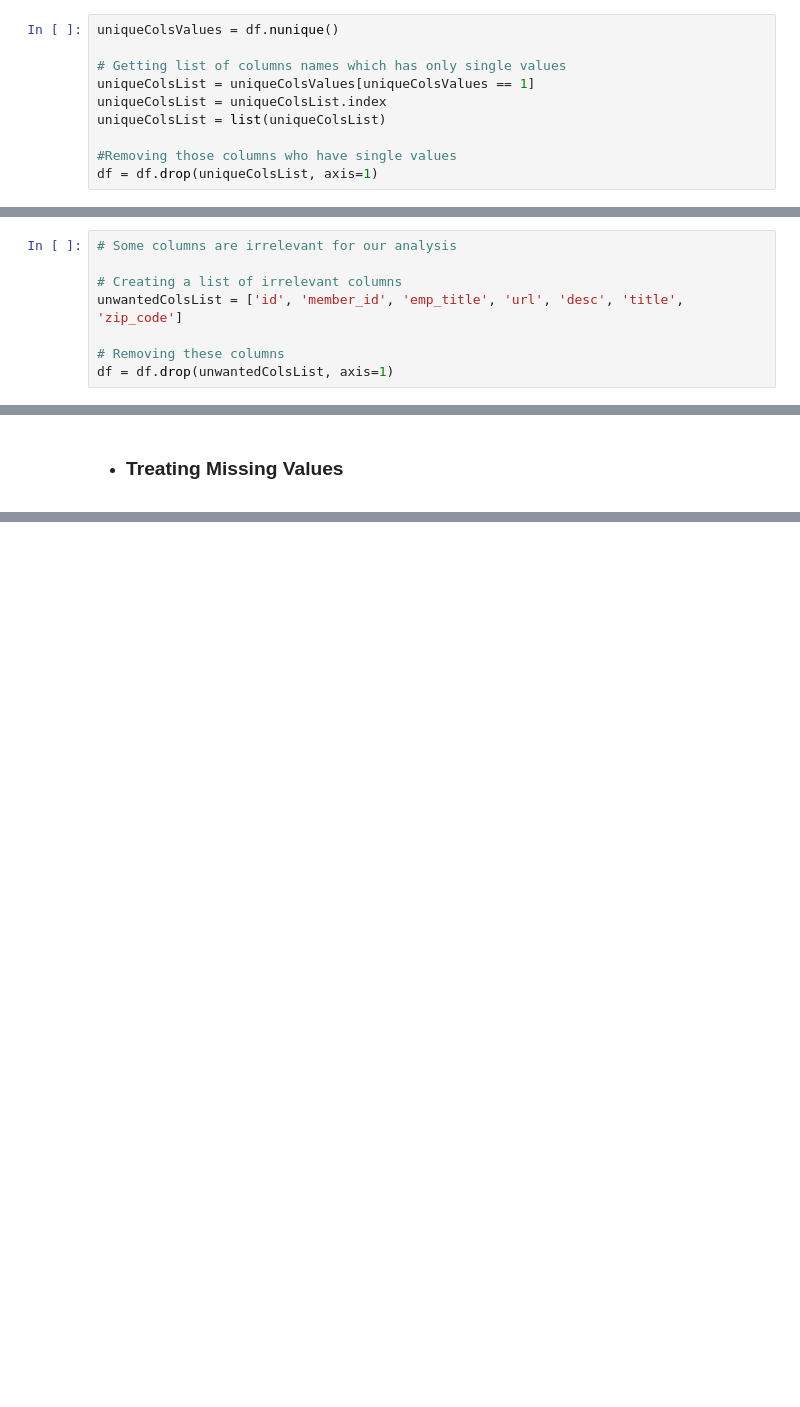
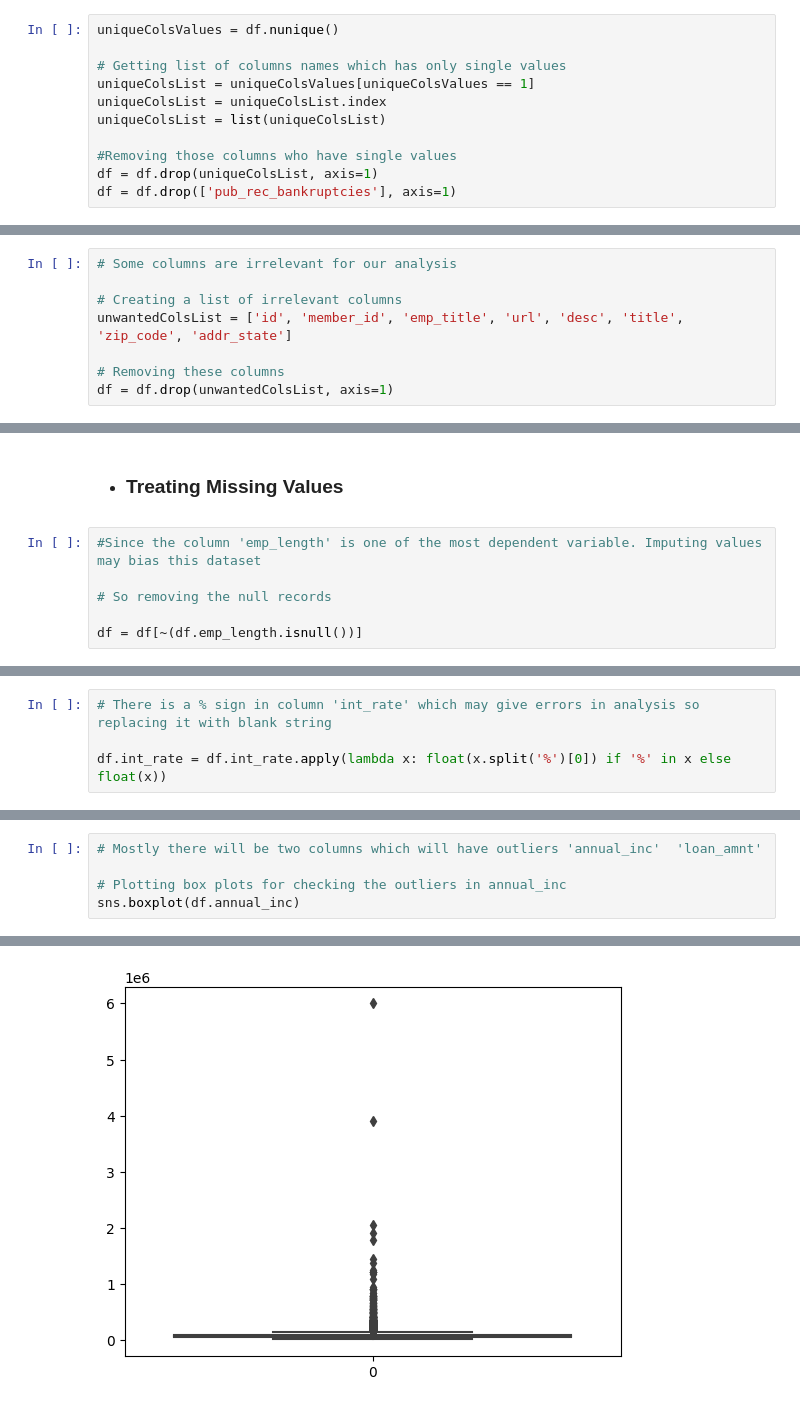
Before and after one commit to philipfranklin/LendingClubCaseStudy, a Jupyter notebook: default_analysis.ipynb, the cells around one changed output, grey strips where cells are left out. Cells and saved outputs as stored; diff of their text form; blank space fills up the shorter version.

```diff
--- a/default_analysis.ipynb
+++ b/default_analysis.ipynb
@@ -98,6 +98,7 @@ uniqueColsList = list(uniqueColsList)
 
 #Removing those columns who have single values
 df = df.drop(uniqueColsList, axis=1)
+df = df.drop(['pub_rec_bankruptcies'], axis=1)
 # %%
 df.shape
 # %% [output]
@@ -130,7 +131,7 @@ dtype: float64
 # Some columns are irrelevant for our analysis
 
 # Creating a list of irrelevant columns
-unwantedColsList = ['id', 'member_id', 'emp_title', 'url', 'desc', 'title', 'zip_code']
+unwantedColsList = ['id', 'member_id', 'emp_title', 'url', 'desc', 'title', 'zip_code', 'addr_state']
 
 # Removing these columns
 df = df.drop(unwantedColsList, axis=1)
@@ -233,3 +232,9 @@ pub_rec_bankruptcies    1.806776
 dtype: float64
 # %% [markdown]
 - ### Treating Missing Values
+# %%
+#Since the column 'emp_length' is one of the most dependent variable. Imputing values may bias this dataset
+
+# So removing the null records
+
+df = df[~(df.emp_length.isnull())]
@@ -235,0 +265,4 @@ dtype: float64
+# %%
+# There is a % sign in column 'int_rate' which may give errors in analysis so replacing it with blank string
+
+df.int_rate = df.int_rate.apply(lambda x: float(x.split('%')[0]) if '%' in x else float(x))
@@ -235,0 +276,6 @@ dtype: float64
+# %%
+# Mostly there will be two columns which will have outliers 'annual_inc'  'loan_amnt'
+
+# Plotting box plots for checking the outliers in annual_inc
+sns.boxplot(df.annual_inc)
+# %% [output]
@@ -235,0 +283 @@ dtype: float64
+[figure, added]
```
Also changed, not shown: parts of 14 cells of this notebook.
